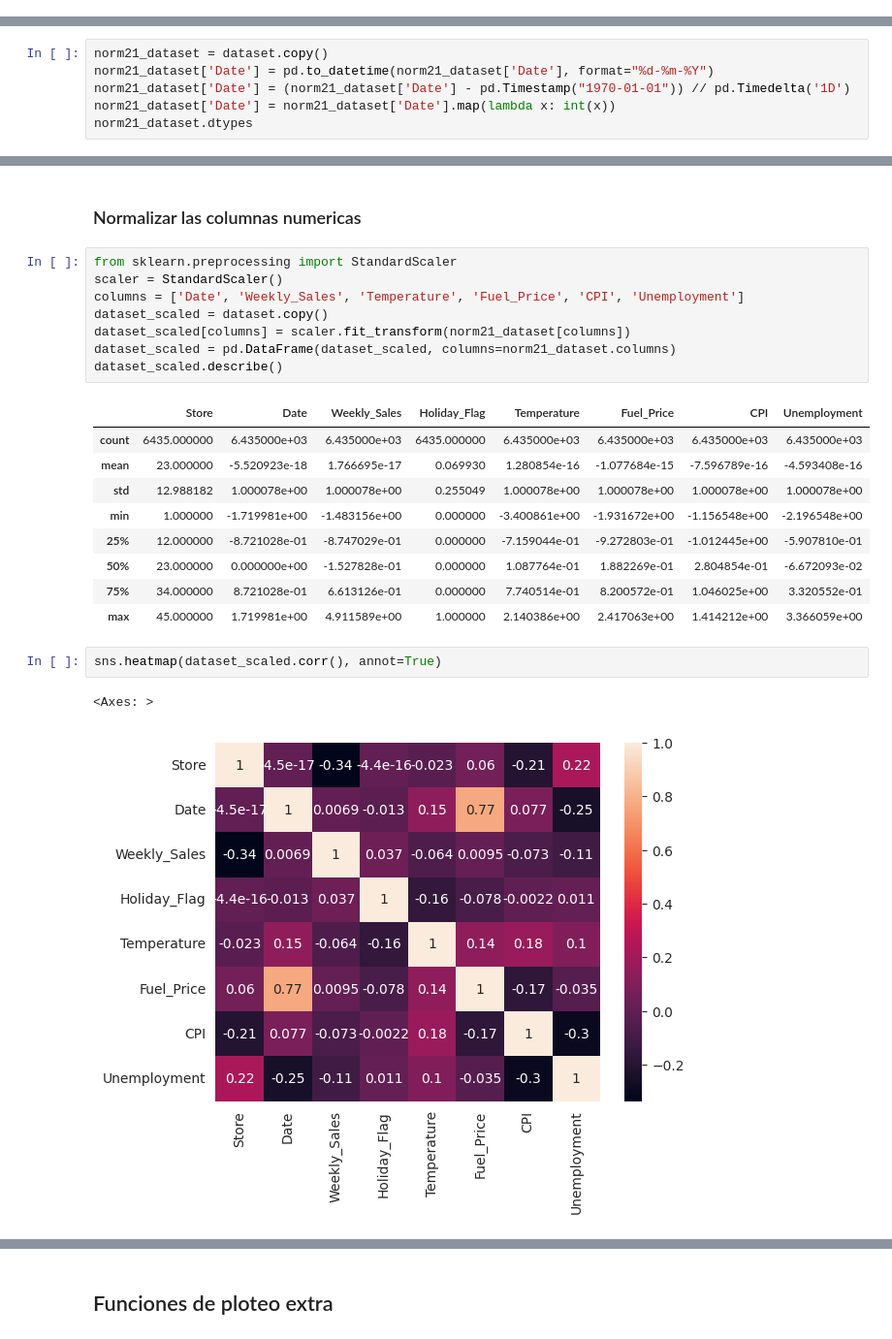
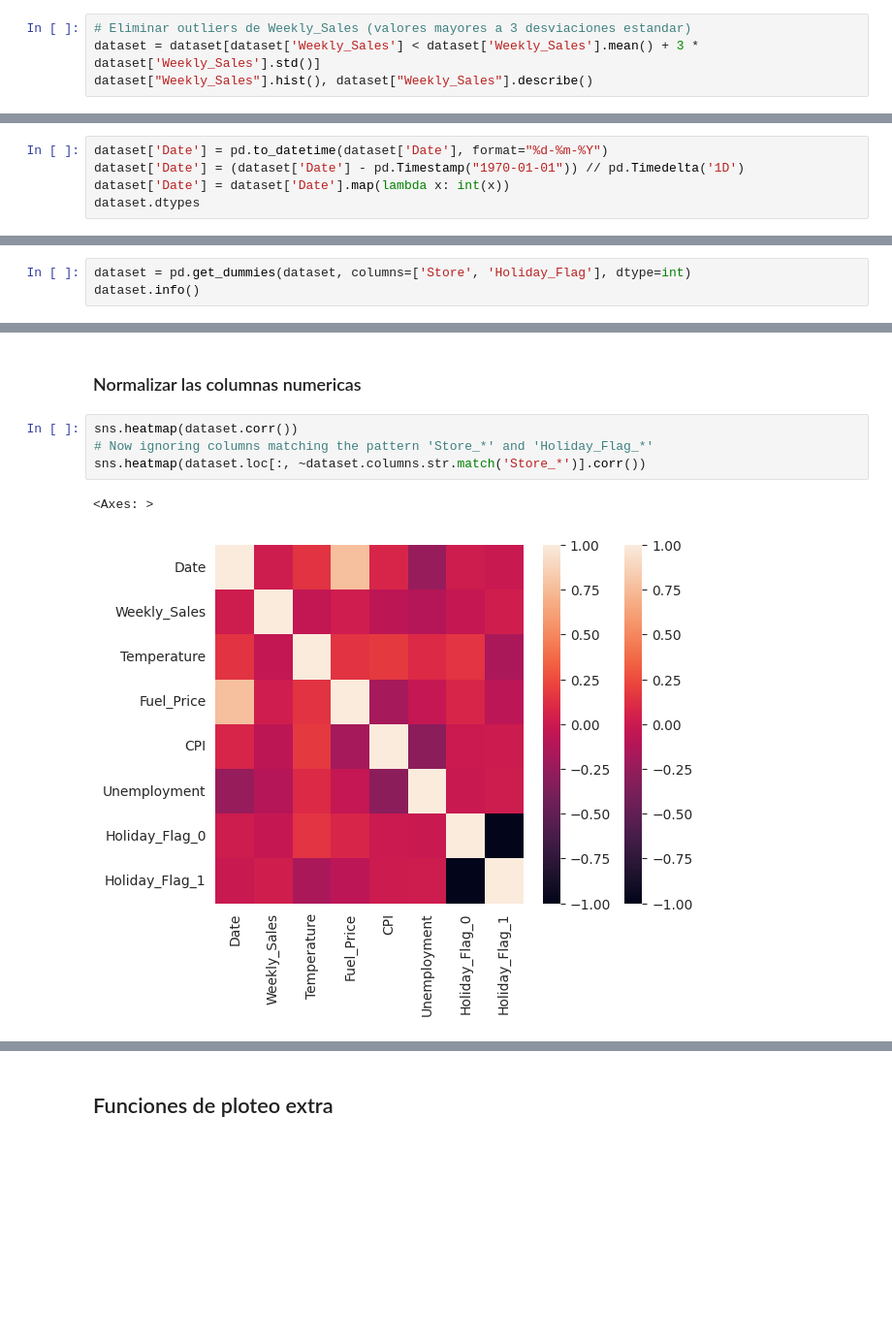
Before and after one commit to MightyHelper/ia2-uncuyo-2024, a Jupyter notebook: notebooks/entrega2/wallmart.ipynb, the cells around one changed output, grey strips where cells are left out. Shown at 97% size. Drawn from its saved outputs; the diff is of its cells as text; blank space fills up the shorter version.

```diff
--- a/notebooks/entrega2/wallmart.ipynb
+++ b/notebooks/entrega2/wallmart.ipynb
@@ -73,0 +90,4 @@ sns.pairplot(dataset)
+# %%
+# Eliminar outliers de Weekly_Sales (valores mayores a 3 desviaciones estandar)
+dataset = dataset[dataset['Weekly_Sales'] < dataset['Weekly_Sales'].mean() + 3 * dataset['Weekly_Sales'].std()]
+dataset["Weekly_Sales"].hist(), dataset["Weekly_Sales"].describe()
@@ -74,9 +106,8 @@ sns.pairplot(dataset)
 # %% [markdown]
 ### Reemplazar las fechas por un valor numerico (dias desde 1970-01-01)
 # %%
-norm21_dataset = dataset.copy()
-norm21_dataset['Date'] = pd.to_datetime(norm21_dataset['Date'], format="%d-%m-%Y")
-norm21_dataset['Date'] = (norm21_dataset['Date'] - pd.Timestamp("1970-01-01")) // pd.Timedelta('1D')
-norm21_dataset['Date'] = norm21_dataset['Date'].map(lambda x: int(x))
-norm21_dataset.dtypes
+dataset['Date'] = pd.to_datetime(dataset['Date'], format="%d-%m-%Y")
+dataset['Date'] = (dataset['Date'] - pd.Timestamp("1970-01-01")) // pd.Timedelta('1D')
+dataset['Date'] = dataset['Date'].map(lambda x: int(x))
+dataset.dtypes
 # %% [output]
@@ -91,0 +140,3 @@ dtype: object
+# %%
+dataset = pd.get_dummies(dataset, columns=['Store', 'Holiday_Flag'], dtype=int)
+dataset.info()
@@ -92,25 +161,9 @@ dtype: object
 # %% [markdown]
 ### Normalizar las columnas numericas
-# %%
-from sklearn.preprocessing import StandardScaler
-scaler = StandardScaler()
-columns = ['Date', 'Weekly_Sales', 'Temperature', 'Fuel_Price', 'CPI', 'Unemployment']
-dataset_scaled = dataset.copy()
-dataset_scaled[columns] = scaler.fit_transform(norm21_dataset[columns])
-dataset_scaled = pd.DataFrame(dataset_scaled, columns=norm21_dataset.columns)
-dataset_scaled.describe()
-# %% [output]
-|  | Store | Date | Weekly_Sales | Holiday_Flag | Temperature | Fuel_Price | CPI | Unemployment |
-| count | 6435.000000 | 6.435000e+03 | 6.435000e+03 | 6435.000000 | 6.435000e+03 | 6.435000e+03 | 6.435000e+03 | 6.435000e+03 |
-| mean | 23.000000 | -5.520923e-18 | 1.766695e-17 | 0.069930 | 1.280854e-16 | -1.077684e-15 | -7.596789e-16 | -4.593408e-16 |
-| std | 12.988182 | 1.000078e+00 | 1.000078e+00 | 0.255049 | 1.000078e+00 | 1.000078e+00 | 1.000078e+00 | 1.000078e+00 |
-| min | 1.000000 | -1.719981e+00 | -1.483156e+00 | 0.000000 | -3.400861e+00 | -1.931672e+00 | -1.156548e+00 | -2.196548e+00 |
-| 25% | 12.000000 | -8.721028e-01 | -8.747029e-01 | 0.000000 | -7.159044e-01 | -9.272803e-01 | -1.012445e+00 | -5.907810e-01 |
-| 50% | 23.000000 | 0.000000e+00 | -1.527828e-01 | 0.000000 | 1.087764e-01 | 1.882269e-01 | 2.804854e-01 | -6.672093e-02 |
-| 75% | 34.000000 | 8.721028e-01 | 6.613126e-01 | 0.000000 | 7.740514e-01 | 8.200572e-01 | 1.046025e+00 | 3.320552e-01 |
-| max | 45.000000 | 1.719981e+00 | 4.911589e+00 | 1.000000 | 2.140386e+00 | 2.417063e+00 | 1.414212e+00 | 3.366059e+00 |
 # %%
-sns.heatmap(dataset_scaled.corr(), annot=True)
+sns.heatmap(dataset.corr())
+# Now ignoring columns matching the pattern 'Store_*' and 'Holiday_Flag_*'
+sns.heatmap(dataset.loc[:, ~dataset.columns.str.match('Store_*')].corr())
 # %% [output]
 <Axes: >
-[figure, old version]
+[figure, new version]
```
Also changed, not shown: parts of 26 cells of this notebook, 1 other file.
